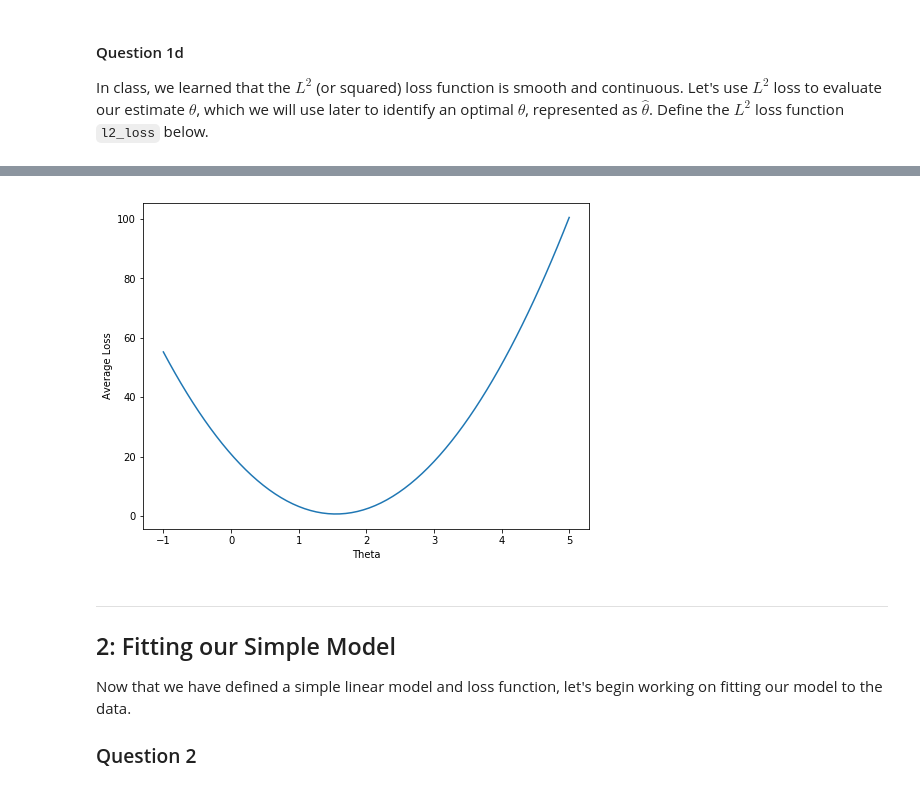
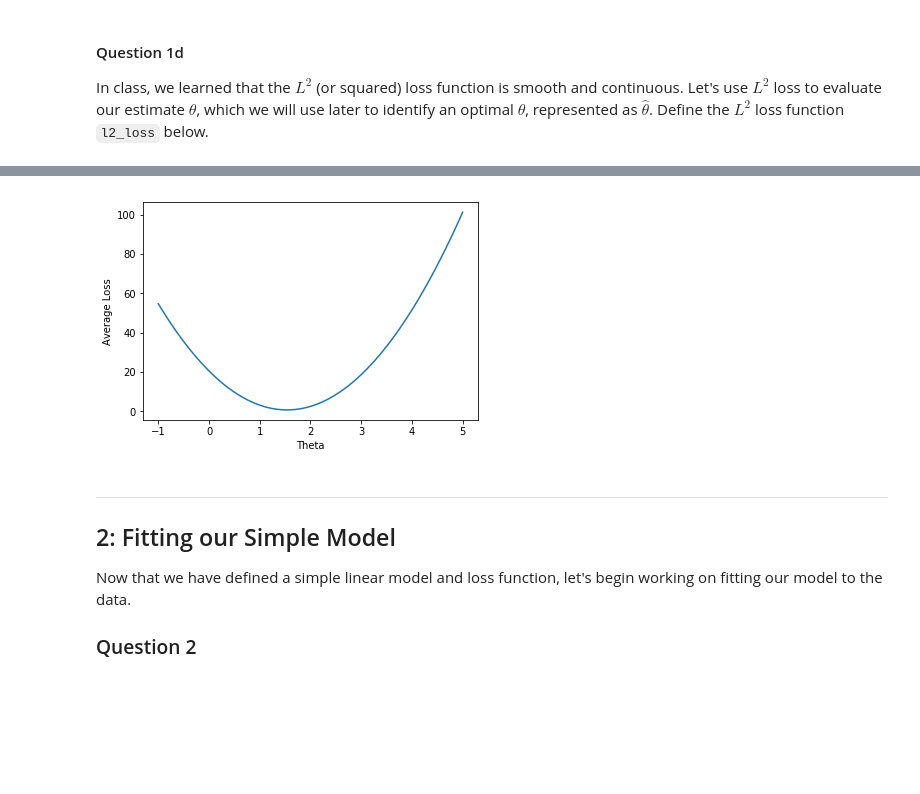
Before and after one commit to anselzianfu/Data_Science_Materials, a Jupyter notebook: Homeworks/hw3/hw3.ipynb, the cells around one changed output, grey strips where cells are left out. Drawn from its saved outputs; the diff is of its cells as text; code cells hidden in the pictures; blank space fills up the shorter version.

```diff
--- a/Homeworks/hw3/hw3.ipynb
+++ b/Homeworks/hw3/hw3.ipynb
@@ -97,5 +89,5 @@ Load the data.csv file into a pandas dataframe.
 Note that we are reading the data directly from the URL address.
 # %%
 # Run this cell to load our sample data
-data = pd.read_csv("https://github.com/DS-100/fa18/raw/gh-pages/assets/datasets/hw3_data.csv", index_col=0)
-data.head()
+data = pd.read_csv("data.csv", index_col=0)
+#data.head()
@@ -208,36 +193,30 @@ What looks like the optimal value, $\hat{\theta}$, based on the visualization? S
 # %%
 def visualize(x, y, thetas):
     """
     Plots the average l2 loss for given x, y as a function of theta.
     Use the functions you wrote for linear_model and l2_loss.
 
     Keyword arguments:
     x -- the vector of values x
     y -- the vector of values y
     thetas -- an array containing different estimates of the scalar theta
     """
-    avg_loss = ... # Calculate the loss here for each value of theta
-
-    plt.figure(figsize=(8,6))
-
-    ... # Create your plot here
-
     ### BEGIN SOLUTION
     avg_loss = np.array([l2_loss(linear_model(x, theta), y) for theta in thetas])
     plt.plot(thetas, avg_loss)
     plt.xlabel("Theta")
     plt.ylabel("Average Loss")
     ### END SOLUTION
 
 thetas = np.linspace(-1, 5, 70)
 visualize(x, y, thetas)
 
 theta_star_guess = ...
 ### BEGIN SOLUTION
 theta_star_guess = 1.5
 ### END SOLUTION
 # %% [output]
-[figure, old version]
+[figure, new version]
 # %%
 assert l2_loss(3, 2) == 1
 assert l2_loss(0, 10) == 100
```
Also changed, not shown: parts of 19 cells of this notebook, 7 other files.
